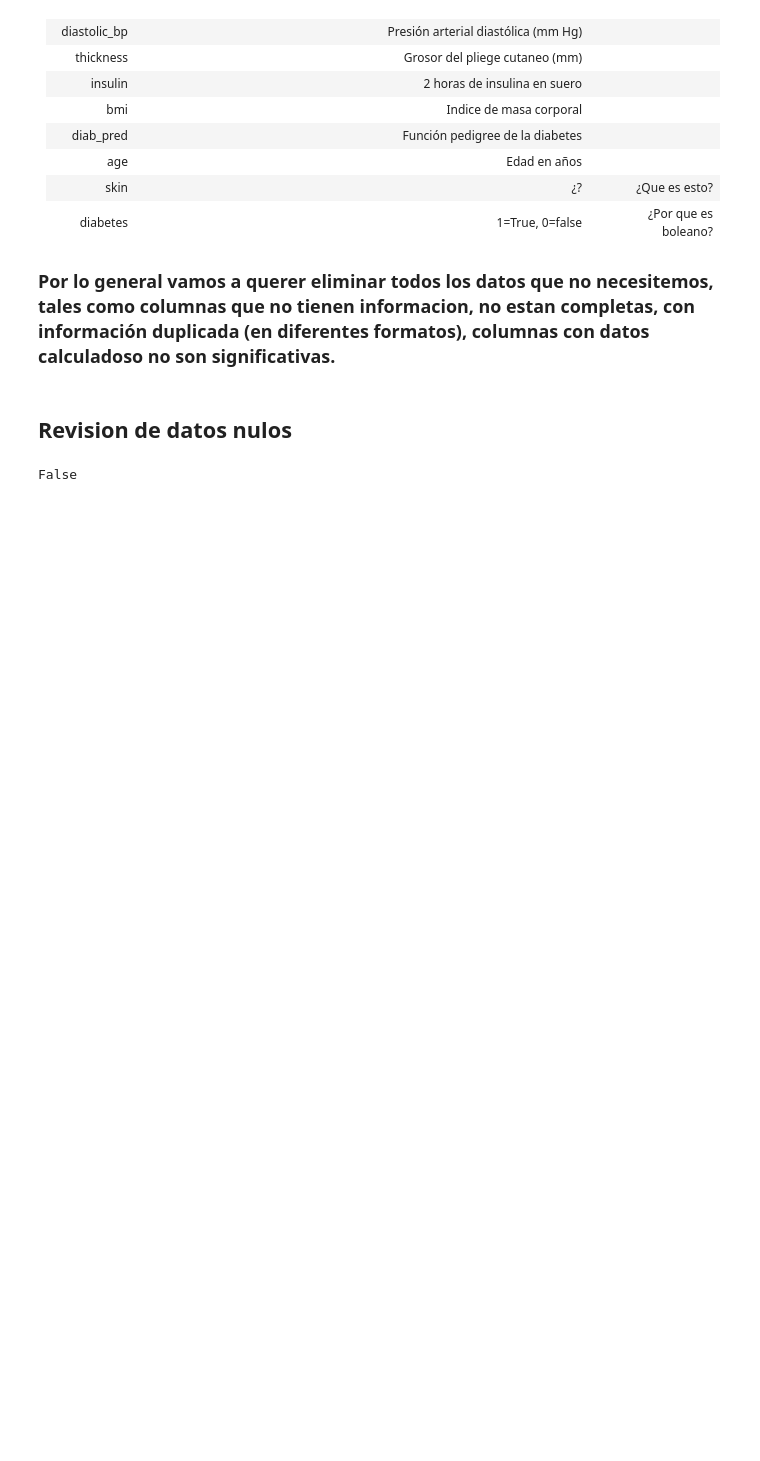
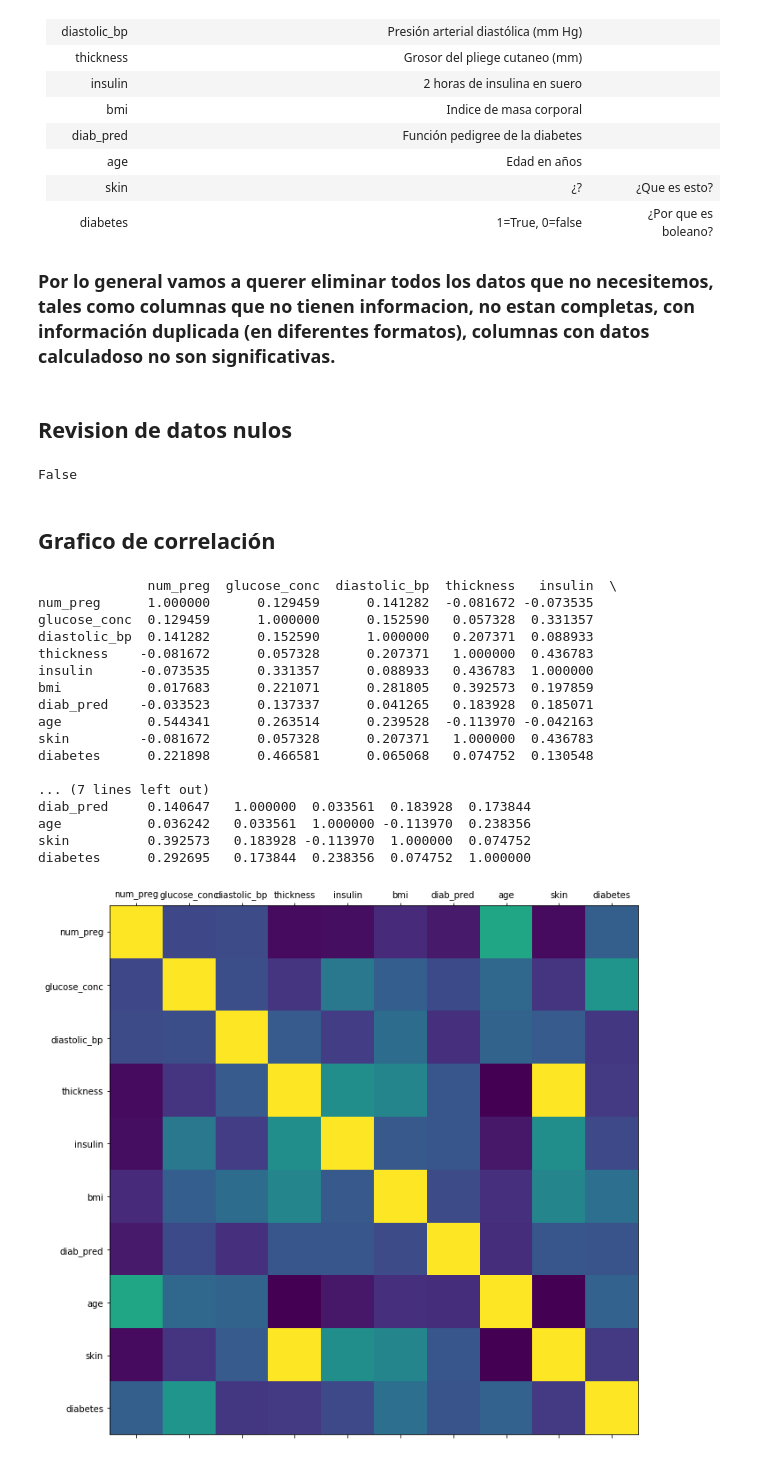
Before and after one commit to qnelo/anacondaTutorial, a Jupyter notebook: notebooks/Predicción de diabetes con datos PIMA.ipynb, the cells around one changed output. Drawn from its saved outputs; the diff is of its cells as text; code cells hidden in the pictures; blank space fills up the shorter version.

Commit message:
preparing data OKwq

```diff
--- a/notebooks/Predicción de diabetes con datos PIMA.ipynb
+++ b/notebooks/Predicción de diabetes con datos PIMA.ipynb
@@ -17,6 +17,6 @@ import numpy as np
 ## Carga y revision de los datos
 # %%
 # Se cargan los datos de PIMA
-df = pd.read_csv("../data/pima-data.csv")
+dataFrame = pandas.read_csv("../data/pima-data.csv")
 # %%
 # Shape indica las filas y columnas de la data recien cargada
@@ -72,2 +72,44 @@ df.isnull().values.any()
 # %% [output]
 False
+# %% [markdown]
+## Grafico de correlación
+# %%
+def plot_corr(dataFrame, size=11):
+
+    # Funcion que realiza correlaciones de dataFrame
+    corr = dataFrame.corr()
+
+    # Retorna los axes de las posiciones de los segmentos
+    # dentro del grafico
+    # ref: https://matplotlib.org/api/pyplot_api.html#matplotlib.pyplot.subplot
+    fig, ax = matPlt.subplots(figsize=(size, size))
+
+    # Despliega una matriz desde un arreglo
+    # ref: https://matplotlib.org/api/pyplot_api.html#matplotlib.pyplot.matshow
+    ax.matshow(corr)
+
+    # Dibuja los nombres de series en el gráfico
+    # https://matplotlib.org/api/pyplot_api.html#matplotlib.pyplot.xticks
+    matPlt.xticks(range(len(corr.columns)), corr.columns)
+    matPlt.yticks(range(len(corr.columns)), corr.columns)
+# %%
+plot_corr(dataFrame)
+# %% [output]
+              num_preg  glucose_conc  diastolic_bp  thickness   insulin  \
+num_preg      1.000000      0.129459      0.141282  -0.081672 -0.073535
+glucose_conc  0.129459      1.000000      0.152590   0.057328  0.331357
+diastolic_bp  0.141282      0.152590      1.000000   0.207371  0.088933
+thickness    -0.081672      0.057328      0.207371   1.000000  0.436783
+insulin      -0.073535      0.331357      0.088933   0.436783  1.000000
+bmi           0.017683      0.221071      0.281805   0.392573  0.197859
+diab_pred    -0.033523      0.137337      0.041265   0.183928  0.185071
+age           0.544341      0.263514      0.239528  -0.113970 -0.042163
+skin         -0.081672      0.057328      0.207371   1.000000  0.436783
+diabetes      0.221898      0.466581      0.065068   0.074752  0.130548
+
+... (7 lines left out)
+diab_pred     0.140647   1.000000  0.033561  0.183928  0.173844
+age           0.036242   0.033561  1.000000 -0.113970  0.238356
+skin          0.392573   0.183928 -0.113970  1.000000  0.074752
+diabetes      0.292695   0.173844  0.238356  0.074752  1.000000
+[figure, added]
```
Also changed, not shown: parts of 12 cells of this notebook, 1 other file.
